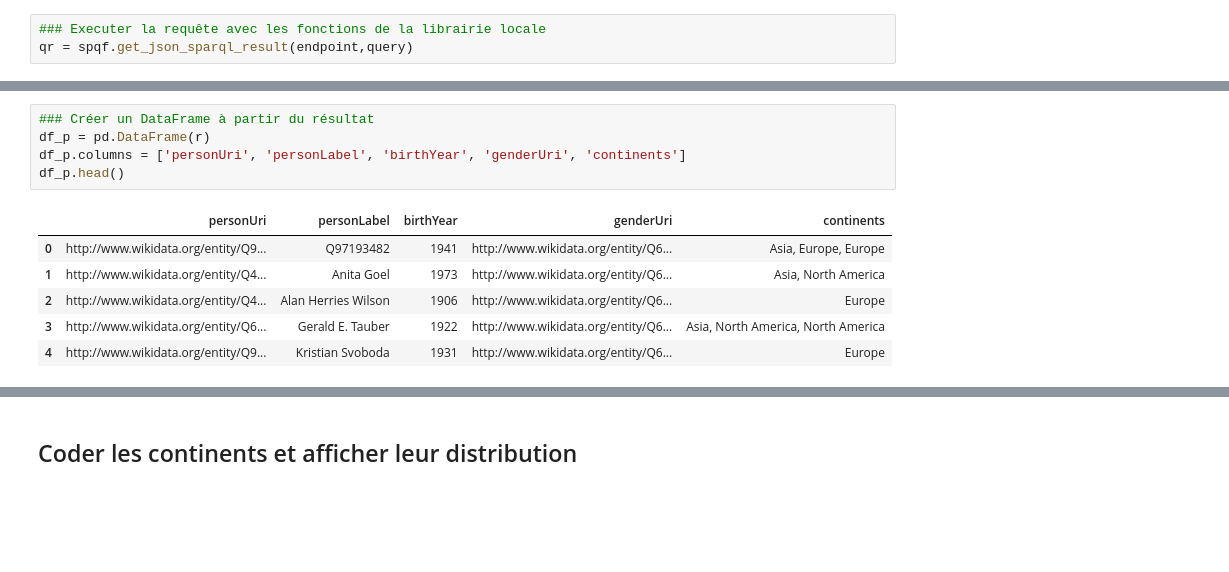
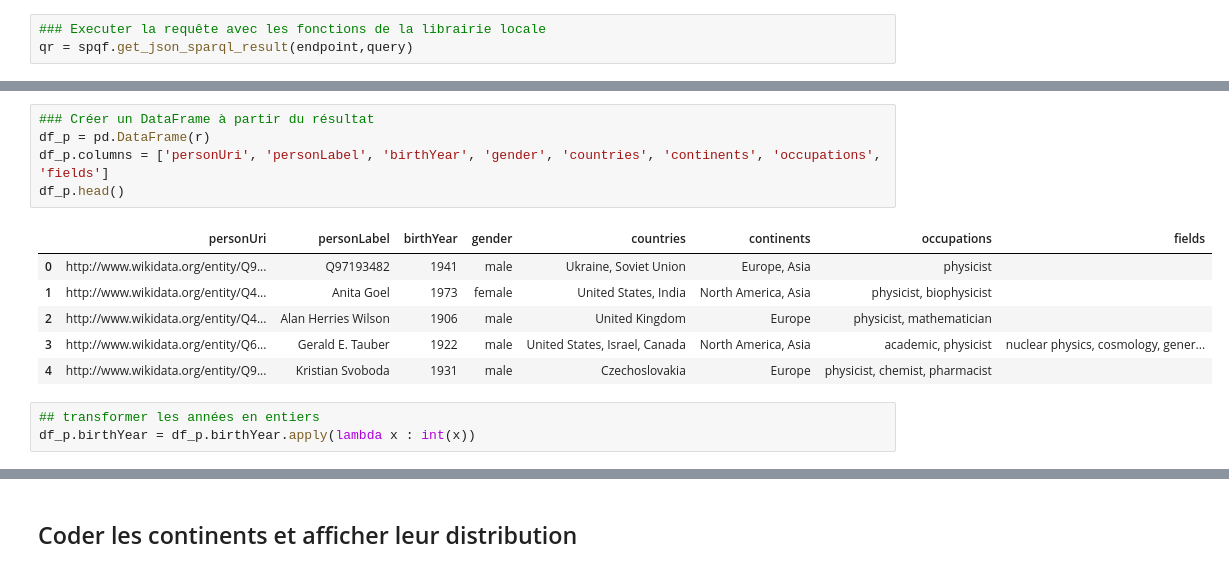
Before and after one commit to Chiodo53/astronomers, a Jupyter notebook: notebooks_jupyter/wikidata_exploration/wdt_bivariee_generations_continents_triplestore.ipynb, the cells around one changed output, grey strips where cells are left out. Drawn from its saved outputs; the diff is of its cells as text; blank space fills up the shorter version.

```diff
--- a/notebooks_jupyter/wikidata_exploration/wdt_bivariee_generations_continents_triplestore.ipynb
+++ b/notebooks_jupyter/wikidata_exploration/wdt_bivariee_generations_continents_triplestore.ipynb
@@ -94,13 +128,16 @@ r[:3]
 # %%
 ### Créer un DataFrame à partir du résultat
 df_p = pd.DataFrame(r)
-df_p.columns = ['personUri', 'personLabel', 'birthYear', 'genderUri', 'continents']
+df_p.columns = ['personUri', 'personLabel', 'birthYear', 'gender', 'countries', 'continents', 'occupations', 'fields']
 df_p.head()
 # %% [output]
-|  | personUri | personLabel | birthYear | genderUri | continents |
-| 0 | http://www.wikidata.org/entity/Q9... | Q97193482 | 1941 | http://www.wikidata.org/entity/Q6... | Asia, Europe, Europe |
-| 1 | http://www.wikidata.org/entity/Q4... | Anita Goel | 1973 | http://www.wikidata.org/entity/Q6... | Asia, North America |
-| 2 | http://www.wikidata.org/entity/Q4... | Alan Herries Wilson | 1906 | http://www.wikidata.org/entity/Q6... | Europe |
-| 3 | http://www.wikidata.org/entity/Q6... | Gerald E. Tauber | 1922 | http://www.wikidata.org/entity/Q6... | Asia, North America, North America |
-| 4 | http://www.wikidata.org/entity/Q9... | Kristian Svoboda | 1931 | http://www.wikidata.org/entity/Q6... | Europe |
+|  | personUri | personLabel | birthYear | gender | countries | continents | occupations | fields |
+| 0 | http://www.wikidata.org/entity/Q9... | Q97193482 | 1941 | male | Ukraine, Soviet Union | Europe, Asia | physicist |  |
+| 1 | http://www.wikidata.org/entity/Q4... | Anita Goel | 1973 | female | United States, India | North America, Asia | physicist, biophysicist |  |
+| 2 | http://www.wikidata.org/entity/Q4... | Alan Herries Wilson | 1906 | male | United Kingdom | Europe | physicist, mathematician |  |
+| 3 | http://www.wikidata.org/entity/Q6... | Gerald E. Tauber | 1922 | male | United States, Israel, Canada | North America, Asia | academic, physicist | nuclear physics, cosmology, gener... |
+| 4 | http://www.wikidata.org/entity/Q9... | Kristian Svoboda | 1931 | male | Czechoslovakia | Europe | physicist, chemist, pharmacist |  |
+# %%
+## transformer les années en entiers
+df_p.birthYear = df_p.birthYear.apply(lambda x : int(x))
 # %%
```
Also changed, not shown: parts of 90 cells of this notebook, 3 other files.
